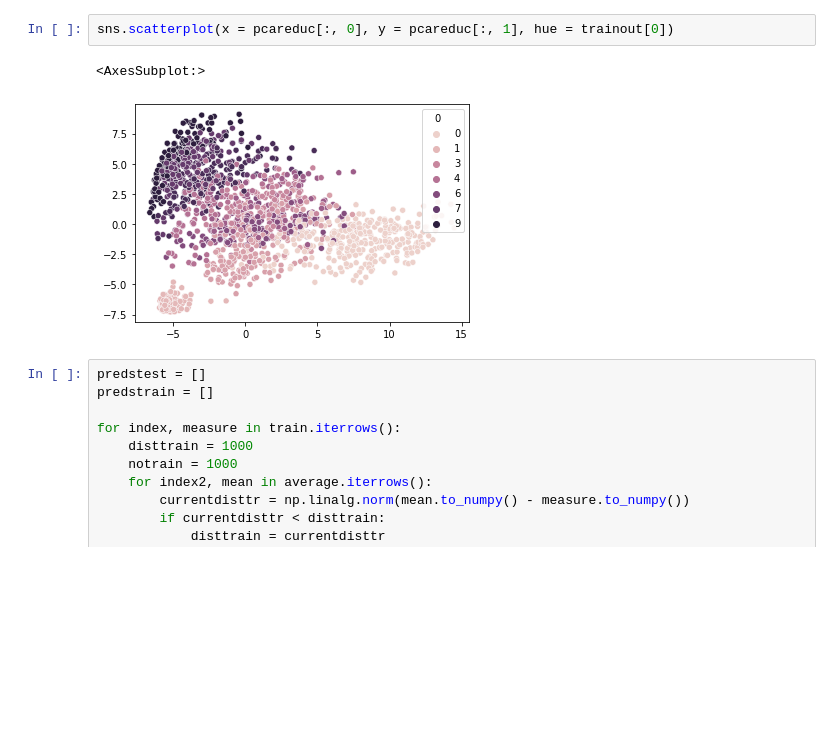
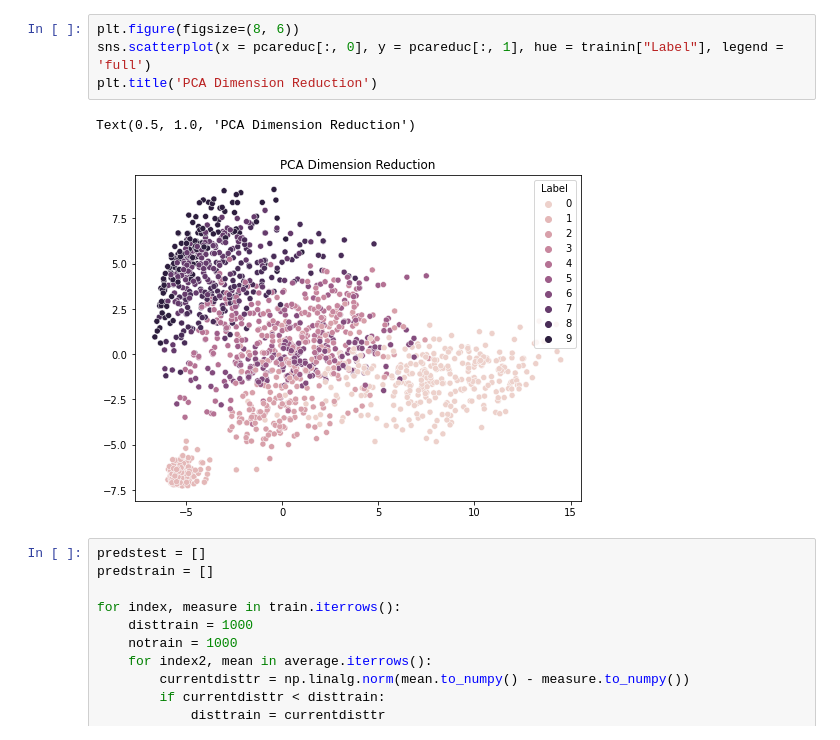
Before and after one commit to RianneAr/Deep_Learning_Ass1, a Jupyter notebook: CodeTask1.ipynb, the cells around one changed output. Saved outputs shown, nothing was run; the diff lists cells and outputs as text; blank space fills up the shorter version.

```diff
--- a/CodeTask1.ipynb
+++ b/CodeTask1.ipynb
@@ -94,8 +103,10 @@ sns.scatterplot(x = umapreduc[:, 0], y = umapreduc[:, 1], hue = trainout[0])
 # %%
-sns.scatterplot(x = pcareduc[:, 0], y = pcareduc[:, 1], hue = trainout[0])
+plt.figure(figsize=(8, 6))
+sns.scatterplot(x = pcareduc[:, 0], y = pcareduc[:, 1], hue = trainin["Label"], legend = 'full')
+plt.title('PCA Dimension Reduction')
 # %% [output]
-<AxesSubplot:>
+Text(0.5, 1.0, 'PCA Dimension Reduction')
-[figure, old version]
+[figure, new version]
 # %%
 predstest = []
 predstrain = []
```
Also changed, not shown: parts of 16 cells of this notebook.
